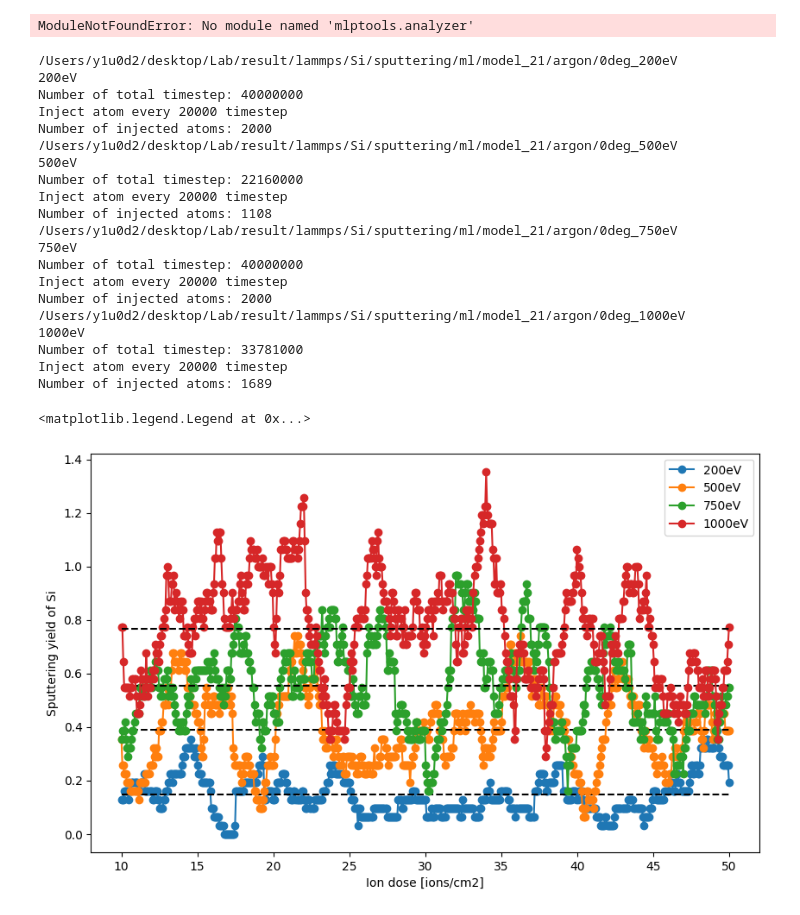
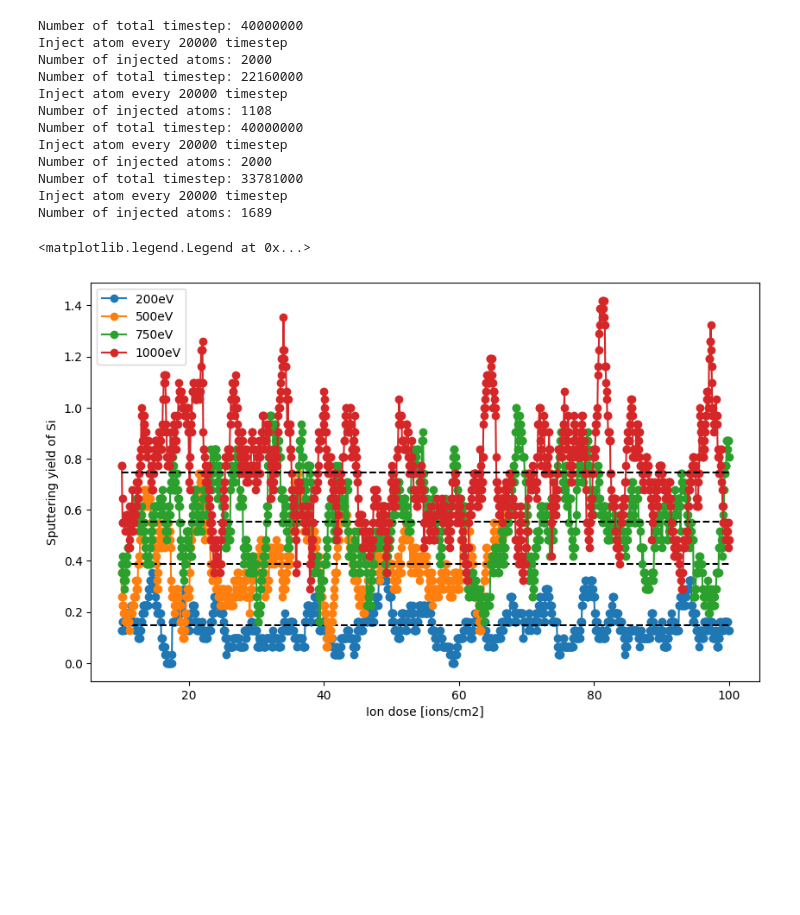
Before and after one commit to y1u0d2a1i/mlp_tools, a Jupyter notebook: notebooks/analyze/plot_sp_with_ion_dose.ipynb, the cells around one changed output. Cells and saved outputs as stored; diff of their text form; code cells hidden in the pictures; blank space fills up the shorter version.

```diff
--- a/notebooks/analyze/plot_sp_with_ion_dose.ipynb
+++ b/notebooks/analyze/plot_sp_with_ion_dose.ipynb
@@ -6,7 +6,7 @@ import numpy as np
 from mlptools.analyzer.sputtering_yield import SputteringYieldCalculator
 import mlptools.analyzer
 from pydantic import BaseModel, ConfigDict
-from typing import Optional, List
+from typing import Optional, List, Tuple
 
 class SputteringYieldRecordConfig(BaseModel):
     path: str
@@ -14,18 +14,20 @@ class SputteringYieldRecordConfig(BaseModel):
     area: float
     is_deposited: bool = False
     target_atom_type: List[int] = [1]
-    ion_dose_range: List[float] = (10, 50)
+    ion_dose_range: Optional[Tuple]
 
 class SputteringYieldRecord(BaseModel):
     model_config = ConfigDict(arbitrary_types_allowed=True)
     config: SputteringYieldRecordConfig
     sp_with_ion_dose_df: Optional[pd.DataFrame] = None
+    sp_with_ion_dose_df_range_filtered: Optional[pd.DataFrame] = None
+
+class SputteringYieldRecordList(BaseModel):
+    records: List[SputteringYieldRecord]
-# %% [output]
-ModuleNotFoundError: No module named 'mlptools.analyzer'
 # %%
 is_deposited = False
 target_atom_type = [1]
-ion_dose_range = (10, 50)
+ion_dose_range = (10, 100)
 target_dict = [
     {
         "path": "/Users/y1u0d2/desktop/Lab/result/lammps/Si/sputtering/ml/model_21/argon/0deg_200eV",
@@ -48,53 +50,65 @@ target_dict = [
         "area": 4.0725**2
     }
 ]
+# %%
+sp_config_list = []
+for target in target_dict:
+    sp_config_list.append(SputteringYieldRecordConfig(
+        path=target["path"],
+        label=target["label"],
+        area=target["area"],
+        is_deposited=is_deposited,
+        target_atom_type=target_atom_type,
+        ion_dose_range=ion_dose_range
+    ))
 # %%
 fig, ax = plt.subplots(figsize=(10, 6))
 
-for target in target_dict:
-    path = target["path"]
-    label = target["label"]
-    area = target["area"]
-    print(path)
-    print(label)
-    sy_calculator = SputteringYieldCalculator(path)
+sp_records = SputteringYieldRecordList(records=[])
+for sp_config in sp_config_list:
+    sy_calculator = SputteringYieldCalculator(sp_config.path)
     sp_with_ion_dose_df = sy_calculator.get_sputtering_yield_with_ion_dose(
-        area=area,
+        area=sp_config.area,
         num_injection=15,
         target_atom_type=target_atom_type
     )
-    if is_deposited:
+    if sp_config.is_deposited:
         sp_with_ion_dose_df["num_sputtered_atom_avg"] = sp_with_ion_dose_df["num_sputtered_atom_avg"] - 1
 
-    sp_with_ion_dose_df = sp_with_ion_dose_df[(sp_with_ion_dose_df["ion_dose"] >= ion_dose_range[0]) & (sp_with_ion_dose_df["ion_dose"] <= ion_dose_range[1])].copy()
     average_sp = sp_with_ion_dose_df["num_sputtered_atom_avg"].mean()
 
-    ax.plot(sp_with_ion_dose_df["ion_dose"], sp_with_ion_dose_df["num_sputtered_atom_avg"], marker="o", label=label)
-    ax.plot([ion_dose_range[0], ion_dose_range[1]], [average_sp, average_sp], linestyle="--", color="black")
+    if sp_config.ion_dose_range is not None:
+        sp_with_ion_dose_df_range_filtered = sp_with_ion_dose_df[(sp_with_ion_dose_df["ion_dose"] >= sp_config.ion_dose_range[0]) & (sp_with_ion_dose_df["ion_dose"] <= sp_config.ion_dose_range[1])].copy()
+        average_sp = sp_with_ion_dose_df_range_filtered["num_sputtered_atom_avg"].mean()
+        ax.plot(sp_with_ion_dose_df_range_filtered["ion_dose"], sp_with_ion_dose_df_range_filtered["num_sputtered_atom_avg"], marker="o", label=sp_config.label)
+        ax.plot([sp_config.ion_dose_range[0], sp_config.ion_dose_range[1]], [average_sp, average_sp], linestyle="--", color="black")
+    else:
+        average_sp = sp_with_ion_dose_df["num_sputtered_atom_avg"].mean()
+        ax.plot(sp_with_ion_dose_df["ion_dose"], sp_with_ion_dose_df["num_sputtered_atom_avg"], marker="o", label=sp_config.label)
+        ax.plot([ion_dose_range[0], ion_dose_range[1]], [average_sp, average_sp], linestyle="--", color="black")
+        sp_with_ion_dose_df_range_filtered = None
+
+    sp_records.records.append(SputteringYieldRecord(
+        config=sp_config,
+        sp_with_ion_dose_df=sp_with_ion_dose_df,
+        sp_with_ion_dose_df_range_filtered=sp_with_ion_dose_df_range_filtered
+    ))
 
 ax.set_xlabel("Ion dose [ions/cm2]")
 ax.set_ylabel("Sputtering yield of Si")
 ax.legend()
 # %% [output]
-/Users/y1u0d2/desktop/Lab/result/lammps/Si/sputtering/ml/model_21/argon/0deg_200eV
-200eV
 Number of total timestep: 40000000
 Inject atom every 20000 timestep
 Number of injected atoms: 2000
-/Users/y1u0d2/desktop/Lab/result/lammps/Si/sputtering/ml/model_21/argon/0deg_500eV
-500eV
 Number of total timestep: 22160000
 Inject atom every 20000 timestep
 Number of injected atoms: 1108
-/Users/y1u0d2/desktop/Lab/result/lammps/Si/sputtering/ml/model_21/argon/0deg_750eV
-750eV
 Number of total timestep: 40000000
 Inject atom every 20000 timestep
 Number of injected atoms: 2000
-/Users/y1u0d2/desktop/Lab/result/lammps/Si/sputtering/ml/model_21/argon/0deg_1000eV
-1000eV
 Number of total timestep: 33781000
 Inject atom every 20000 timestep
 Number of injected atoms: 1689
 <matplotlib.legend.Legend at 0x...>
-[figure, old version]
+[figure, new version]
```
Also changed, not shown: parts of 1 cell of this notebook, 4 other files.
